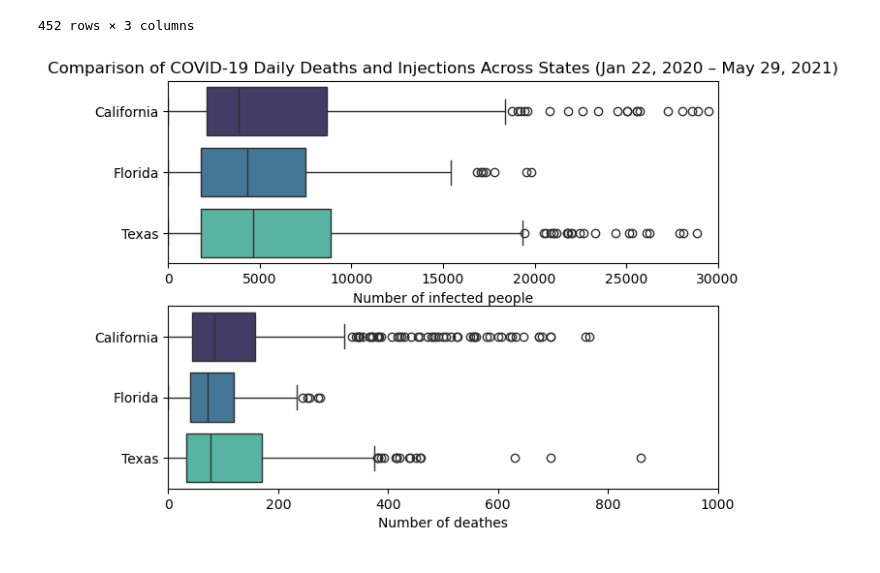
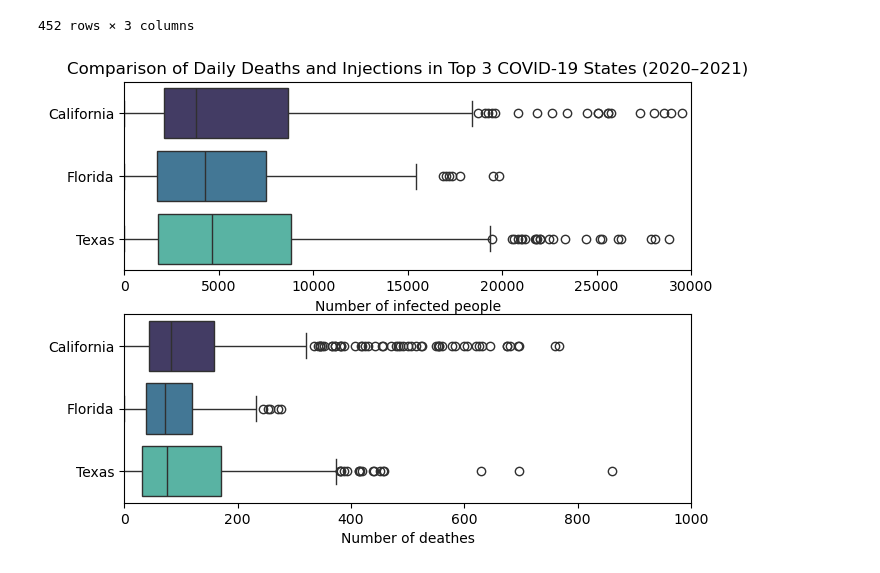
Before and after one commit to Mina-Makram-001/2_COVID-19_Analysis_Project, a Jupyter notebook: 3_COVID19_Daily_Infections_Deaths.ipynb, the cells around one changed output. Saved outputs shown, nothing was run; the diff lists cells and outputs as text; code cells hidden in the pictures.

```diff
--- a/3_COVID19_Daily_Infections_Deaths.ipynb
+++ b/3_COVID19_Daily_Infections_Deaths.ipynb
@@ -132,20 +132,23 @@ df_pivot_DailyNewdeathes
 # %%
 fig, ax = plt.subplots(2, 1)
 
 plt.tight_layout()
 
+
+
 sns.boxplot(data=df_pivot_DailyNewCases, ax=ax[0], palette='mako', orient="h")
-ax[0].set_title('Comparison of COVID-19 Daily Deaths and Injections Across States (Jan 22, 2020 – May 29, 2021)')
+ax[0].set_title('Comparison of Daily Deaths and Injections in Top 3 COVID-19 States (2020–2021)')
 ax[0].set_xlabel('Number of infected people')
 ax[0].set_ylabel('')
 ax[0].set_xlim(0, 30000)
 
 ######################
 
+
 sns.boxplot(data=df_pivot_DailyNewdeathes, ax=ax[1], palette='mako', orient="h")
 ax[1].set_xlabel('Number of deathes')
 ax[1].set_ylabel('')
 ax[1].set_xlim(0, 1000)
 plt.show()
 # %% [output]
-[figure, old version]
+[figure, new version]
```
Also changed, not shown: 4 other files.
